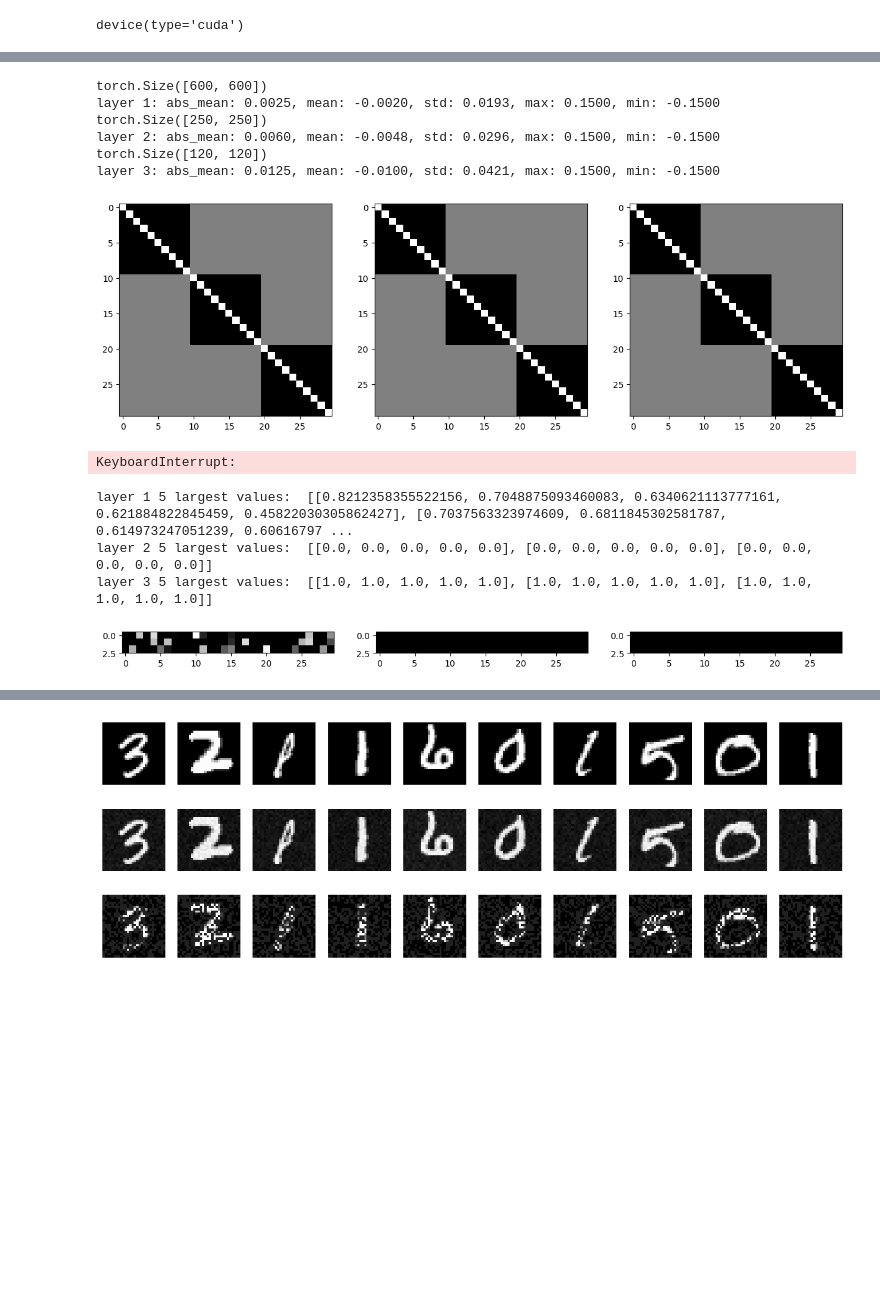
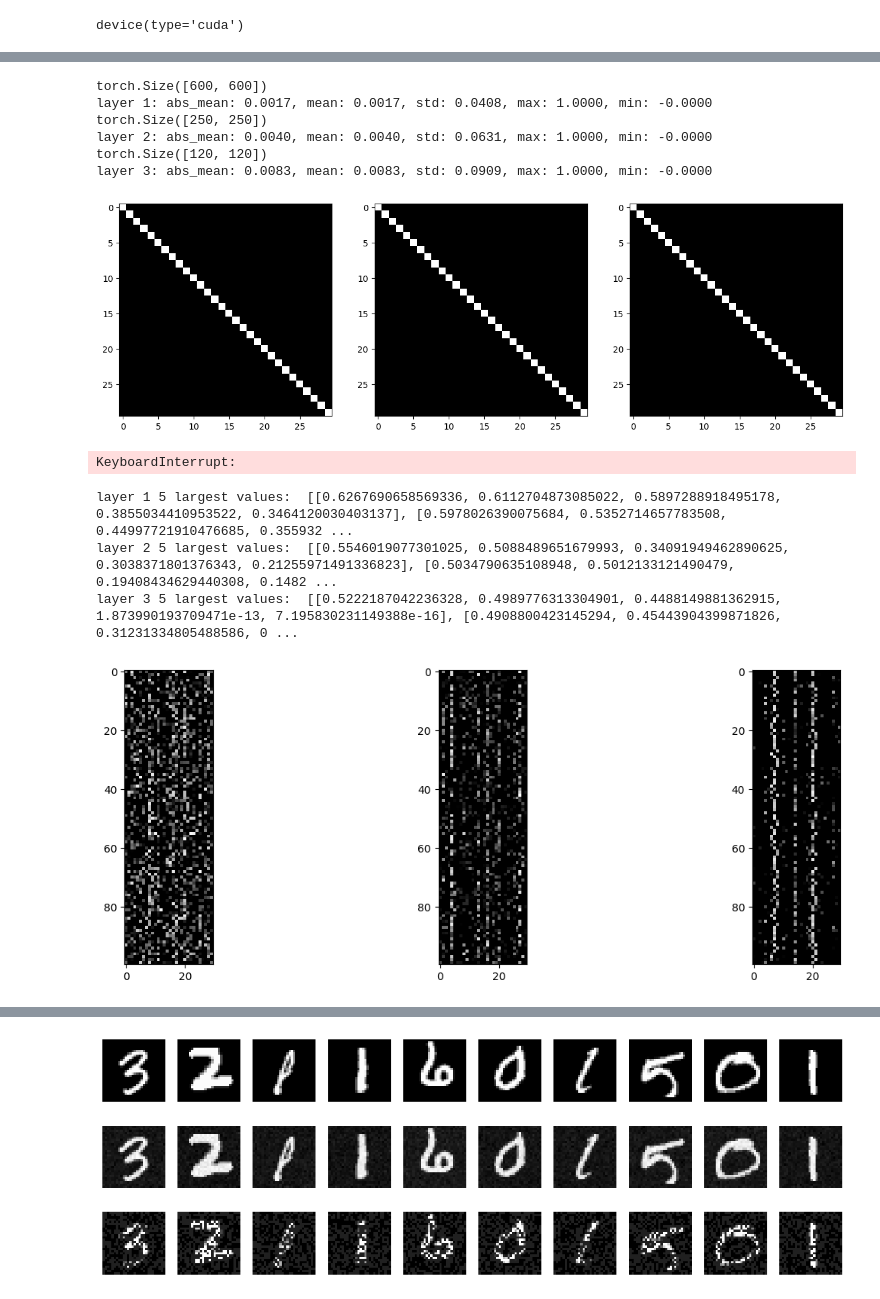
Before and after one commit to joeagriffith/pclib, a Jupyter notebook: examples/mnist/mnist_fc_ss_li.ipynb, the cells around one changed output, grey strips where cells are left out. Drawn from its saved outputs; the diff is of its cells as text; code cells hidden in the pictures; blank space fills up the shorter version.

```diff
--- a/examples/mnist/mnist_fc_ss_li.ipynb
+++ b/examples/mnist/mnist_fc_ss_li.ipynb
@@ -101,7 +101,7 @@ model = FCClassifierSSLI(
     precision_weighted=False,
     actv_fn=reTanh,
     steps=100,
-    gamma=0.04,
+    gamma=0.4,
     beta=1.0,
     ).to(device)
 step = 0
@@ -153,12 +153,12 @@ for i, layer in enumerate(model.layers):
 plt.show()
 # %% [output]
 torch.Size([600, 600])
-layer 1: abs_mean: 0.0025, mean: -0.0020, std: 0.0193, max: 0.1500, min: -0.1500
+layer 1: abs_mean: 0.0017, mean: 0.0017, std: 0.0408, max: 1.0000, min: -0.0000
 torch.Size([250, 250])
-layer 2: abs_mean: 0.0060, mean: -0.0048, std: 0.0296, max: 0.1500, min: -0.1500
+layer 2: abs_mean: 0.0040, mean: 0.0040, std: 0.0631, max: 1.0000, min: -0.0000
 torch.Size([120, 120])
-layer 3: abs_mean: 0.0125, mean: -0.0100, std: 0.0421, max: 0.1500, min: -0.1500
+layer 3: abs_mean: 0.0083, mean: 0.0083, std: 0.0909, max: 1.0000, min: -0.0000
-[figure, old version]
+[figure, new version]
 # %%
 # Train Loop
 LEARNING_RATE = 0.001
@@ -204,29 +204,28 @@ KeyboardInterrupt:
 # %%
 # Check Winner takes all
 # is there an SDR?
 
 train_loader = torch.utils.data.DataLoader(train_dataset, batch_size=BATCH_SIZE, shuffle=False)
 val_loader = torch.utils.data.DataLoader(val_dataset, batch_size=BATCH_SIZE, shuffle=False)
 
 train_x = next(iter(train_loader))[0].flatten(1)
 val_x = next(iter(val_loader))[0].flatten(1)
-
-train_out, train_state = model(train_x, steps=600)
+train_out, train_state = model(train_x, steps=1000)
 val_out, val_state = model(val_x)
 
 plt.figure(figsize=(15, 5))
 for i, layer in enumerate(model.layers):
     if i == 0:
         continue
-    vals = layer.actv_fn(train_state[i]['x'][:3,:30])
+    vals = layer.actv_fn(train_state[i]['x'][:100,:30])
     print(f"layer {i} 5 largest values: ", vals.topk(5, dim=1)[0].squeeze().tolist())
     plt.subplot(1, 3, i)
     plt.imshow(vals.detach().cpu(), cmap='gray')
 # %% [output]
-layer 1 5 largest values:  [[0.8212358355522156, 0.7048875093460083, 0.6340621113777161, 0.621884822845459, 0.45822030305862427], [0.7037563323974609, 0.6811845302581787, 0.614973247051239, 0.60616797 ...
-layer 2 5 largest values:  [[0.0, 0.0, 0.0, 0.0, 0.0], [0.0, 0.0, 0.0, 0.0, 0.0], [0.0, 0.0, 0.0, 0.0, 0.0]]
-layer 3 5 largest values:  [[1.0, 1.0, 1.0, 1.0, 1.0], [1.0, 1.0, 1.0, 1.0, 1.0], [1.0, 1.0, 1.0, 1.0, 1.0]]
+layer 1 5 largest values:  [[0.6267690658569336, 0.6112704873085022, 0.5897288918495178, 0.3855034410953522, 0.3464120030403137], [0.5978026390075684, 0.5352714657783508, 0.44997721910476685, 0.355932 ...
+layer 2 5 largest values:  [[0.5546019077301025, 0.5088489651679993, 0.34091949462890625, 0.3038371801376343, 0.21255971491336823], [0.5034790635108948, 0.5012133121490479, 0.19408434629440308, 0.1482 ...
+layer 3 5 largest values:  [[0.5222187042236328, 0.4989776313304901, 0.4488149881362915, 1.873990193709471e-13, 7.195830231149388e-16], [0.4908800423145294, 0.45443904399871826, 0.31231334805488586, 0 ...
-[figure, old version]
+[figure, new version]
 # %%
 plt.plot(stats['train_corr'])
 # %% [output]
```
Also changed, not shown: parts of 7 cells of this notebook, 3 other files.
